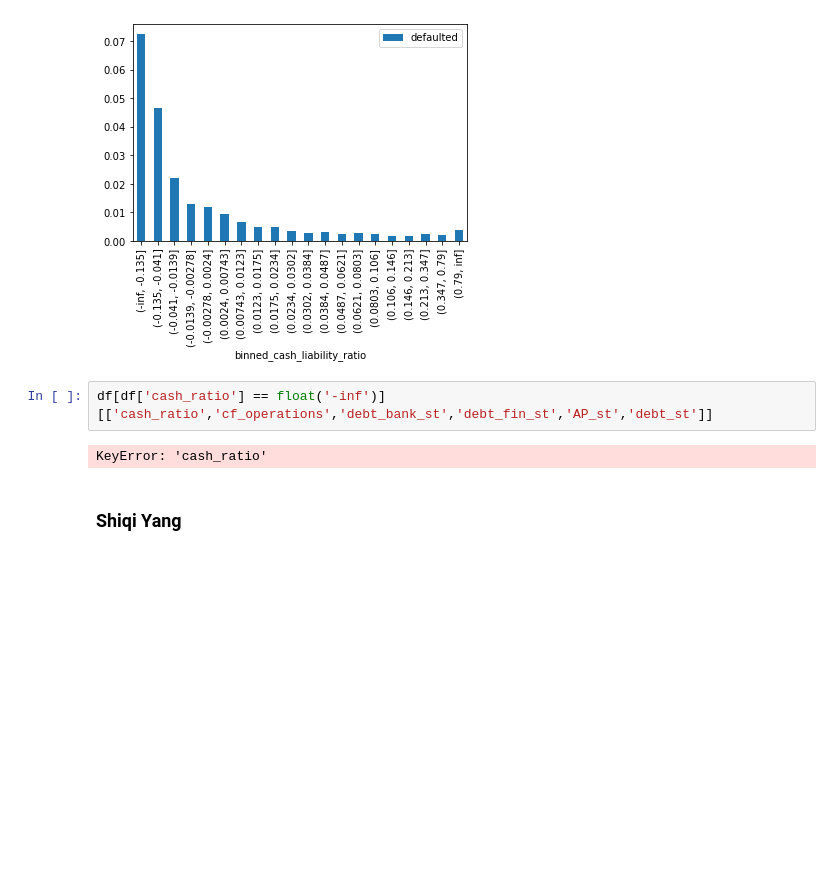
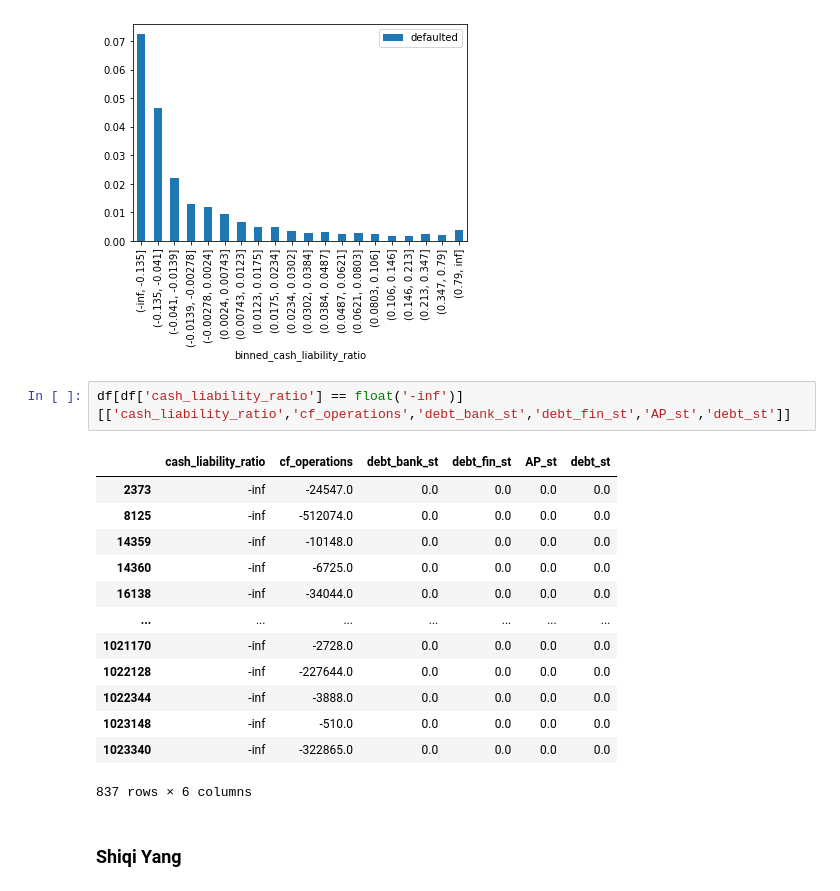
Before and after one commit to shangluyang/3001_final_project, a Jupyter notebook: notebooks/feature engineering.ipynb, the cells around one changed output. Cells and saved outputs as stored; diff of their text form; blank space fills up the shorter version.

```diff
--- a/notebooks/feature engineering.ipynb
+++ b/notebooks/feature engineering.ipynb
@@ -123,9 +123,21 @@ plot_distribution(df,'cash_liability_ratio')
 # %% [output]
 [figure]
 # %%
-df[df['cash_ratio'] == float('-inf')][['cash_ratio','cf_operations','debt_bank_st','debt_fin_st','AP_st','debt_st']]
+df[df['cash_liability_ratio'] == float('-inf')][['cash_liability_ratio','cf_operations','debt_bank_st','debt_fin_st','AP_st','debt_st']]
 # %% [output]
+|  | cash_liability_ratio | cf_operations | debt_bank_st | debt_fin_st | AP_st | debt_st |
+| 2373 | -inf | -24547.0 | 0.0 | 0.0 | 0.0 | 0.0 |
+| 8125 | -inf | -512074.0 | 0.0 | 0.0 | 0.0 | 0.0 |
+| 14359 | -inf | -10148.0 | 0.0 | 0.0 | 0.0 | 0.0 |
+| 14360 | -inf | -6725.0 | 0.0 | 0.0 | 0.0 | 0.0 |
+| 16138 | -inf | -34044.0 | 0.0 | 0.0 | 0.0 | 0.0 |
+| ... | ... | ... | ... | ... | ... | ... |
+| 1021170 | -inf | -2728.0 | 0.0 | 0.0 | 0.0 | 0.0 |
+| 1022128 | -inf | -227644.0 | 0.0 | 0.0 | 0.0 | 0.0 |
+| 1022344 | -inf | -3888.0 | 0.0 | 0.0 | 0.0 | 0.0 |
+| 1023148 | -inf | -510.0 | 0.0 | 0.0 | 0.0 | 0.0 |
+| 1023340 | -inf | -322865.0 | 0.0 | 0.0 | 0.0 | 0.0 |
-KeyError: 'cash_ratio'
+837 rows × 6 columns
 # %% [markdown]
 ### Shiqi Yang
 # %% [markdown]
```
Also changed, not shown: parts of 7 cells of this notebook.
